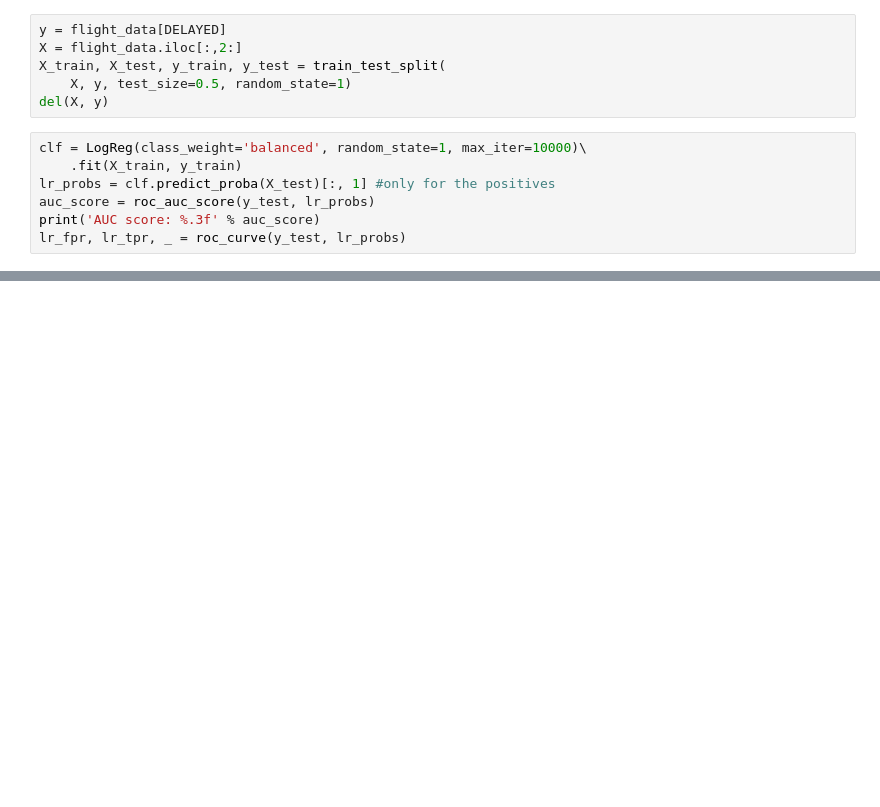
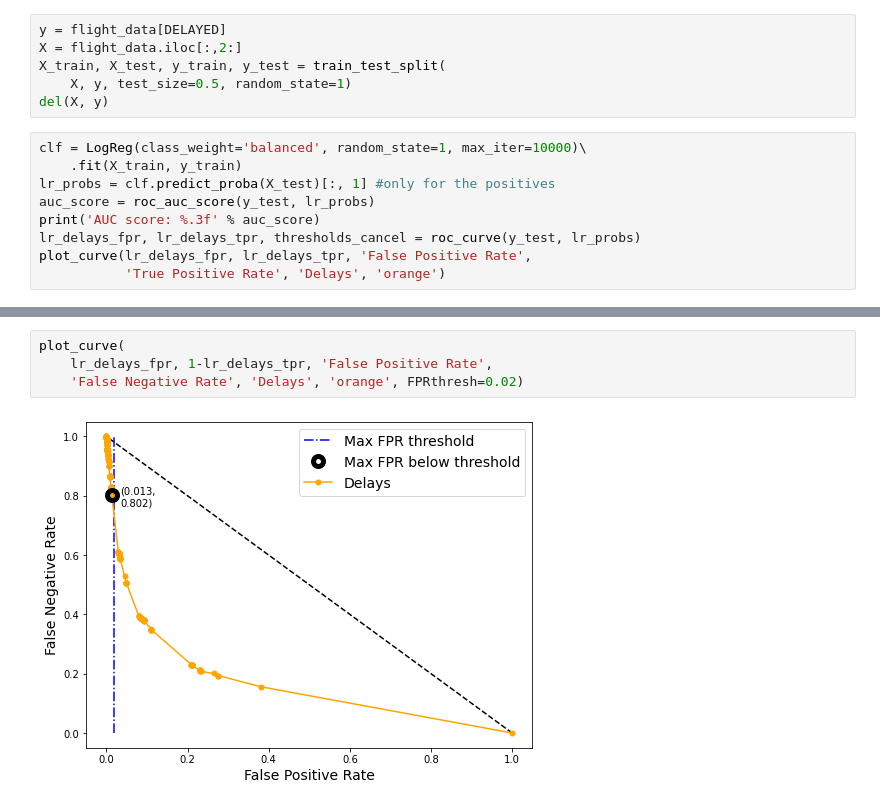
Before and after one commit to BarrettNB/Springboard, a Jupyter notebook: Capstone_2--Airport_weather/Step_4_Training.ipynb, the cells around one changed output, grey strips where cells are left out. Drawn from its saved outputs; the diff is of its cells as text; blank space fills up the shorter version.

```diff
--- a/Capstone_2--Airport_weather/Step_4_Training.ipynb
+++ b/Capstone_2--Airport_weather/Step_4_Training.ipynb
@@ -455,6 +473,8 @@ clf = LogReg(class_weight='balanced', random_state=1, max_iter=10000)\
 lr_probs = clf.predict_proba(X_test)[:, 1] #only for the positives
 auc_score = roc_auc_score(y_test, lr_probs)
 print('AUC score: %.3f' % auc_score)
-lr_fpr, lr_tpr, _ = roc_curve(y_test, lr_probs)
+lr_delays_fpr, lr_delays_tpr, thresholds_cancel = roc_curve(y_test, lr_probs)
+plot_curve(lr_delays_fpr, lr_delays_tpr, 'False Positive Rate',
+           'True Positive Rate', 'Delays', 'orange')
 # %% [output]
 AUC score: 0.831
@@ -493,3 +550,9 @@ reliable weather data would probably raise these numbers even higher.
+# %%
+plot_curve(
+    lr_delays_fpr, 1-lr_delays_tpr, 'False Positive Rate',
+    'False Negative Rate', 'Delays', 'orange', FPRthresh=0.02)
+# %% [output]
+[figure, added]
 # %%
 print("Total runtime:", stopwatch.getElapsedTime())
 # %% [output]
```
Also changed, not shown: parts of 17 cells of this notebook.
